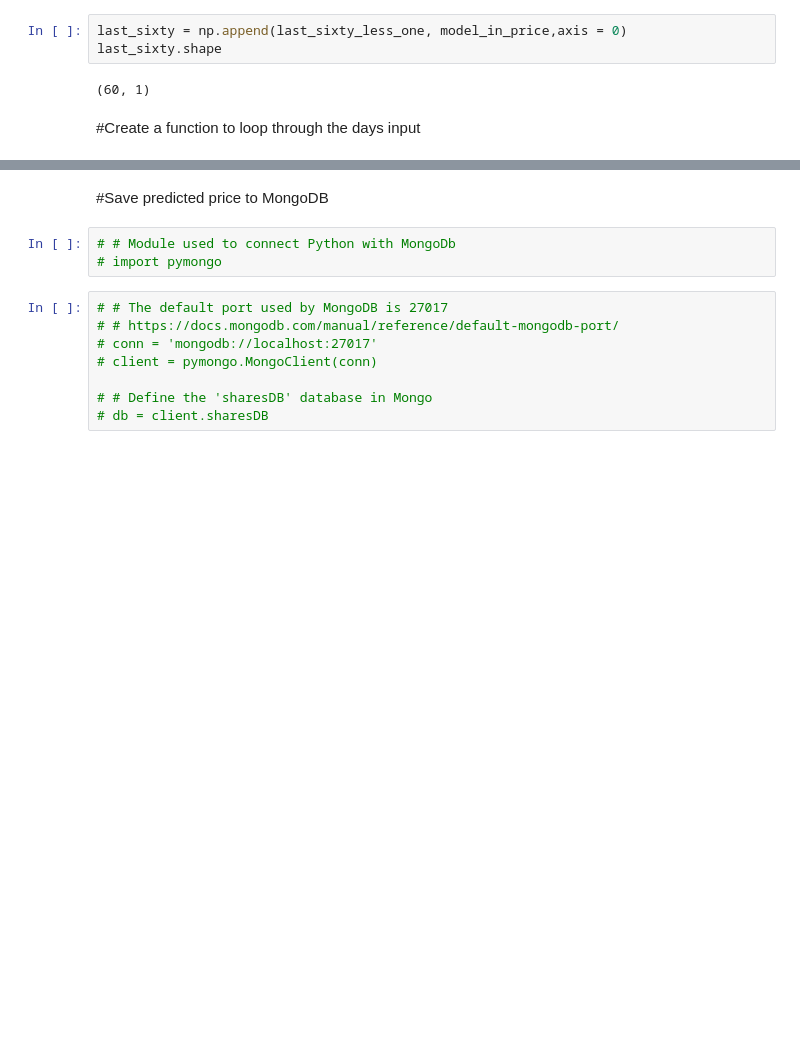
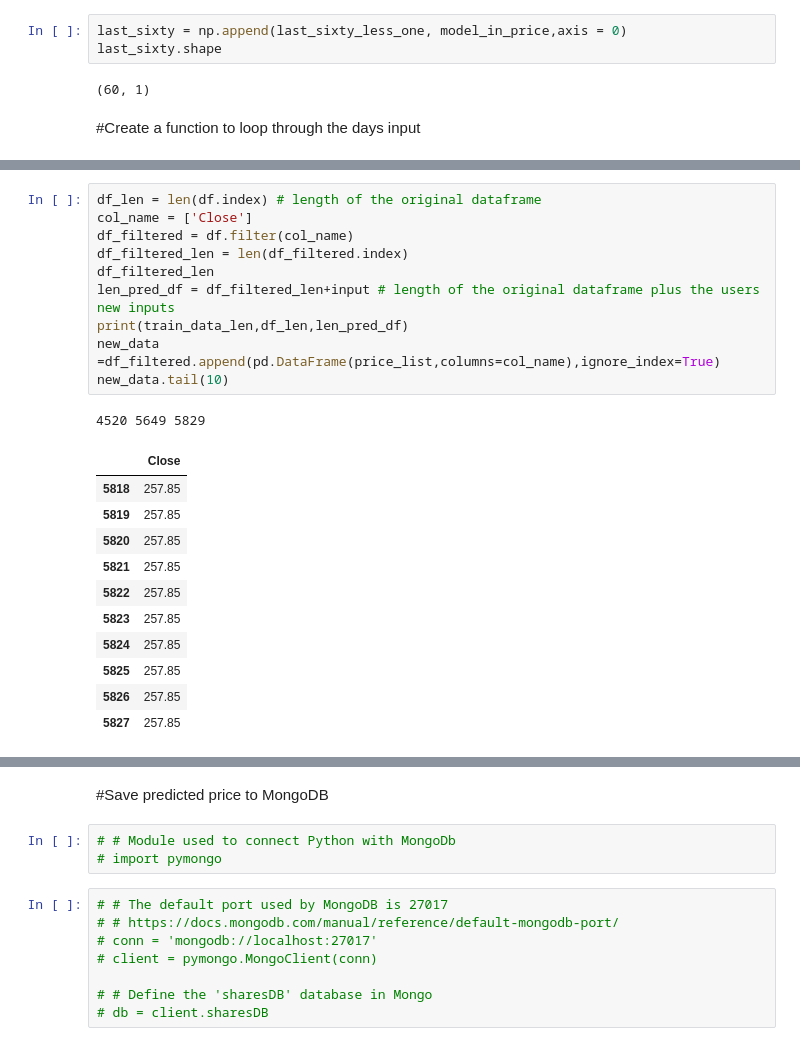
Before and after one commit to antoinetteboyle/Demystifying-ML, a Jupyter notebook: shares/m_models/model_LSTM_CSL.ipynb, the cells around one changed output, grey strips where cells are left out. Drawn from its saved outputs; the diff is of its cells as text; blank space fills up the shorter version.

```diff
--- a/shares/m_models/model_LSTM_CSL.ipynb
+++ b/shares/m_models/model_LSTM_CSL.ipynb
@@ -369,0 +372,23 @@ Could not predict further!
+# %%
+df_len = len(df.index) # length of the original dataframe
+col_name = ['Close']
+df_filtered = df.filter(col_name)
+df_filtered_len = len(df_filtered.index)
+df_filtered_len
+len_pred_df = df_filtered_len+input # length of the original dataframe plus the users new inputs
+print(train_data_len,df_len,len_pred_df)
+new_data =df_filtered.append(pd.DataFrame(price_list,columns=col_name),ignore_index=True)
+new_data.tail(10)
+# %% [output]
+4520 5649 5829
+|  | Close |
+| 5818 | 257.85 |
+| 5819 | 257.85 |
+| 5820 | 257.85 |
+| 5821 | 257.85 |
+| 5822 | 257.85 |
+| 5823 | 257.85 |
+| 5824 | 257.85 |
+| 5825 | 257.85 |
+| 5826 | 257.85 |
+| 5827 | 257.85 |
```
Also changed, not shown: parts of 11 cells of this notebook, 38 other files.
